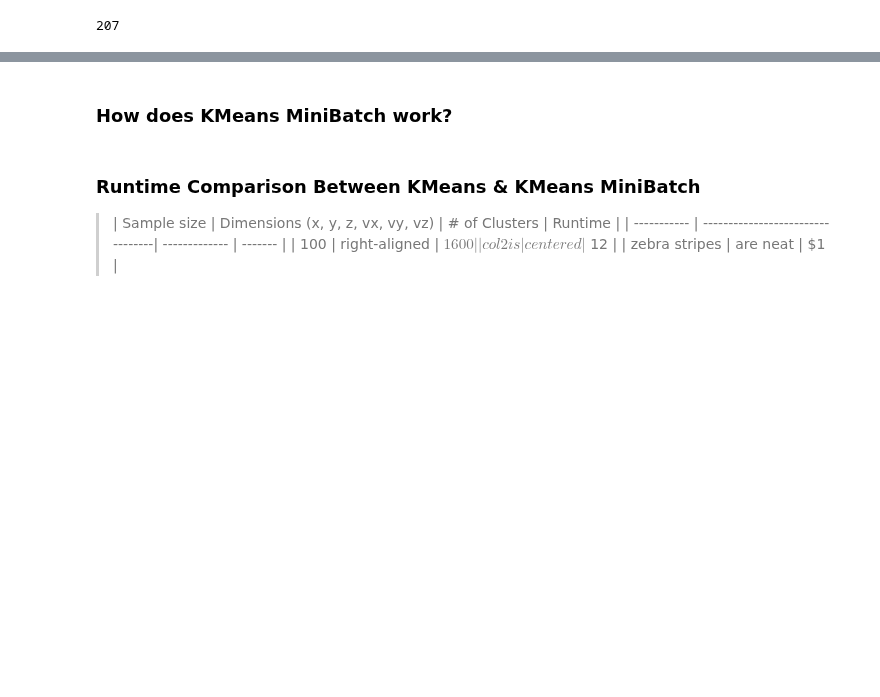
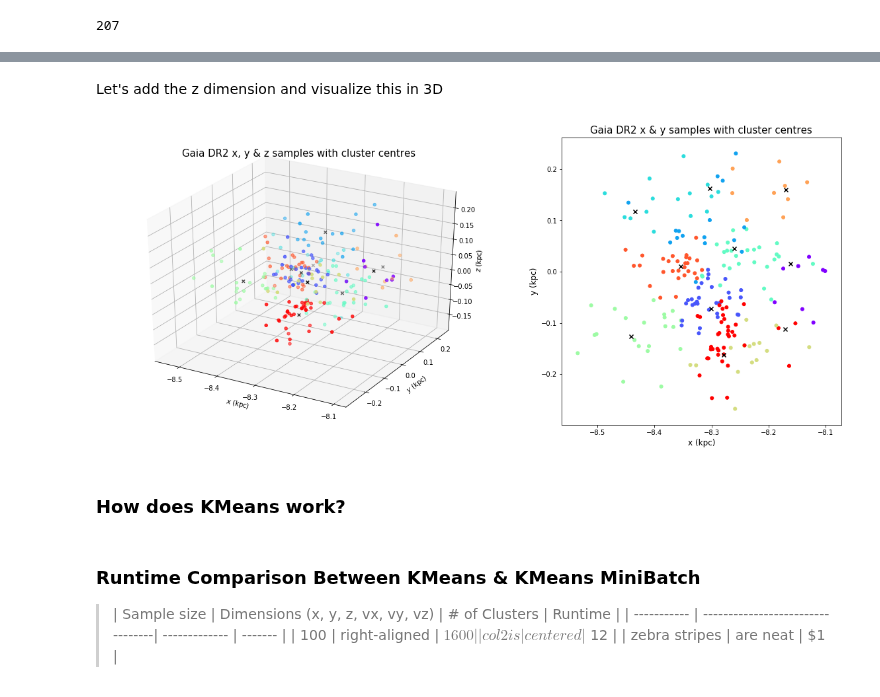
Before and after one commit to mwbub/Gaia-I3, a Jupyter notebook: Code/k_means/Defining_kmeans.ipynb, the cells around one changed output, grey strips where cells are left out. Saved outputs shown, nothing was run; the diff lists cells and outputs as text; code cells hidden in the pictures; blank space fills up the shorter version.

```diff
--- a/Code/k_means/Defining_kmeans.ipynb
+++ b/Code/k_means/Defining_kmeans.ipynb
@@ -65,5 +113,36 @@ plt.show()
+# %% [markdown]
+Let's add the z dimension and visualize this in 3D
+# %%
+from mpl_toolkits.mplot3d import Axes3D
+
+my_kmeans_3D = KMeans(n_clusters=10)
+my_kmeans_3D.fit(samples[:, :3])
+
+fig = plt.figure(figsize=(20, 8))
+gs = gridspec.GridSpec(1, 2, width_ratios=[1.4, 1])
+
+ax = fig.add_subplot(gs[0], projection='3d')
+ax.scatter(*samples.transpose()[:3], s=20, c=colours[my_kmeans_3D.labels_])
+ax.scatter(*my_kmeans_3D.cluster_centers_.transpose()[:3], marker='x', c='black')
+ax.set_title("Gaia DR2 x, y & z samples with cluster centres", fontsize=15)
+ax.set_xlabel('$x$ (kpc)')
+ax.set_ylabel('$y$ (kpc)')
+ax.set_zlabel('$z$ (kpc)')
+
+ax1 = fig.add_subplot(gs[1])
+plt.scatter(samples[:,0], samples[:,1], s=25, c=colours[my_kmeans_3D.labels_])
+plt.scatter(my_kmeans.cluster_centers_[:, 0],
+            my_kmeans.cluster_centers_[:, 1], marker='x', c='black')
+plt.title("Gaia DR2 x & y samples with cluster centres", fontsize=15)
+plt.xlabel('x (kpc)', fontsize=12)
+plt.ylabel('y (kpc)', fontsize=12)
+
+
+plt.show()
+# %% [output]
+[figure, added]
 # %% [markdown]
-### How does KMeans MiniBatch work?<a class="anchor" id="second-bullet"></a>
+### How does KMeans work?<a class="anchor" id="second-bullet"></a>
 # %% [markdown]
 ### Runtime Comparison Between KMeans & KMeans MiniBatch<a class="anchor" id="third-bullet"></a>
 
```
Also changed, not shown: parts of 13 cells of this notebook, 2 other files.
